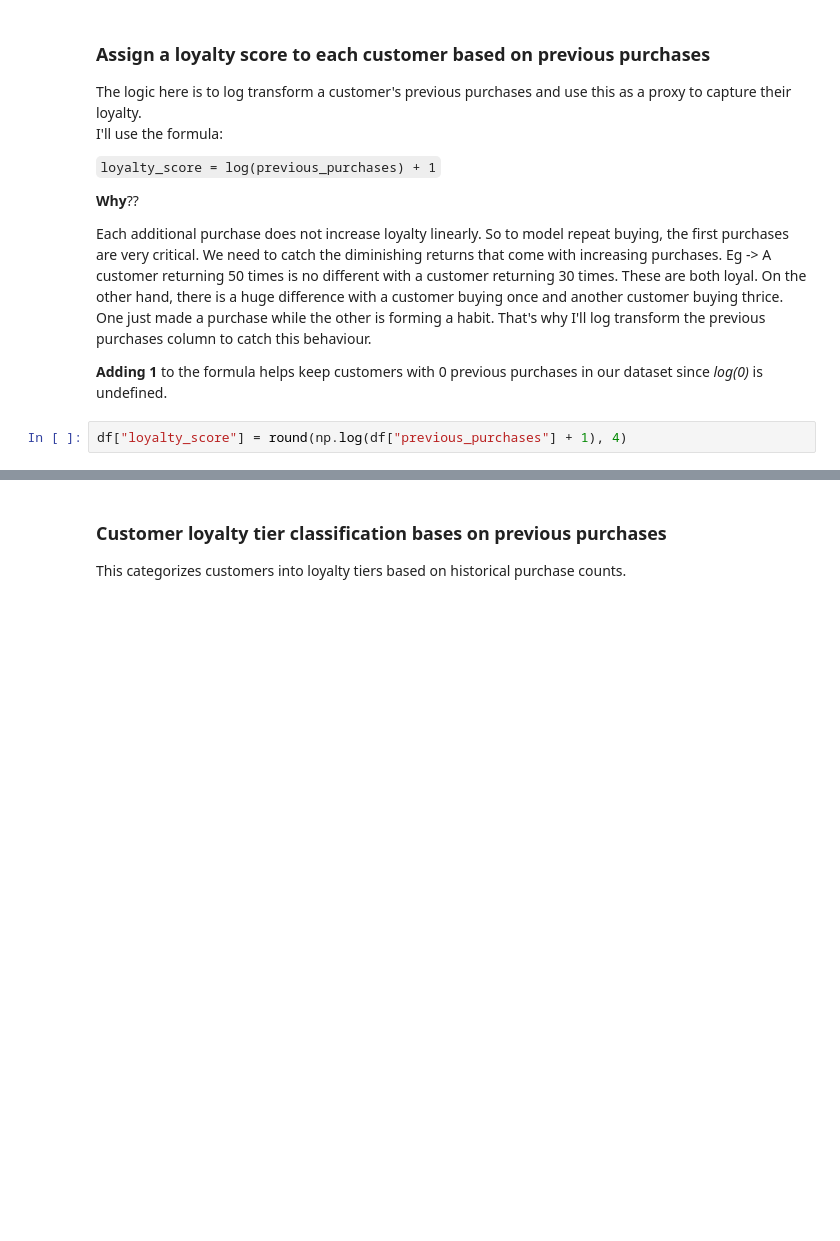
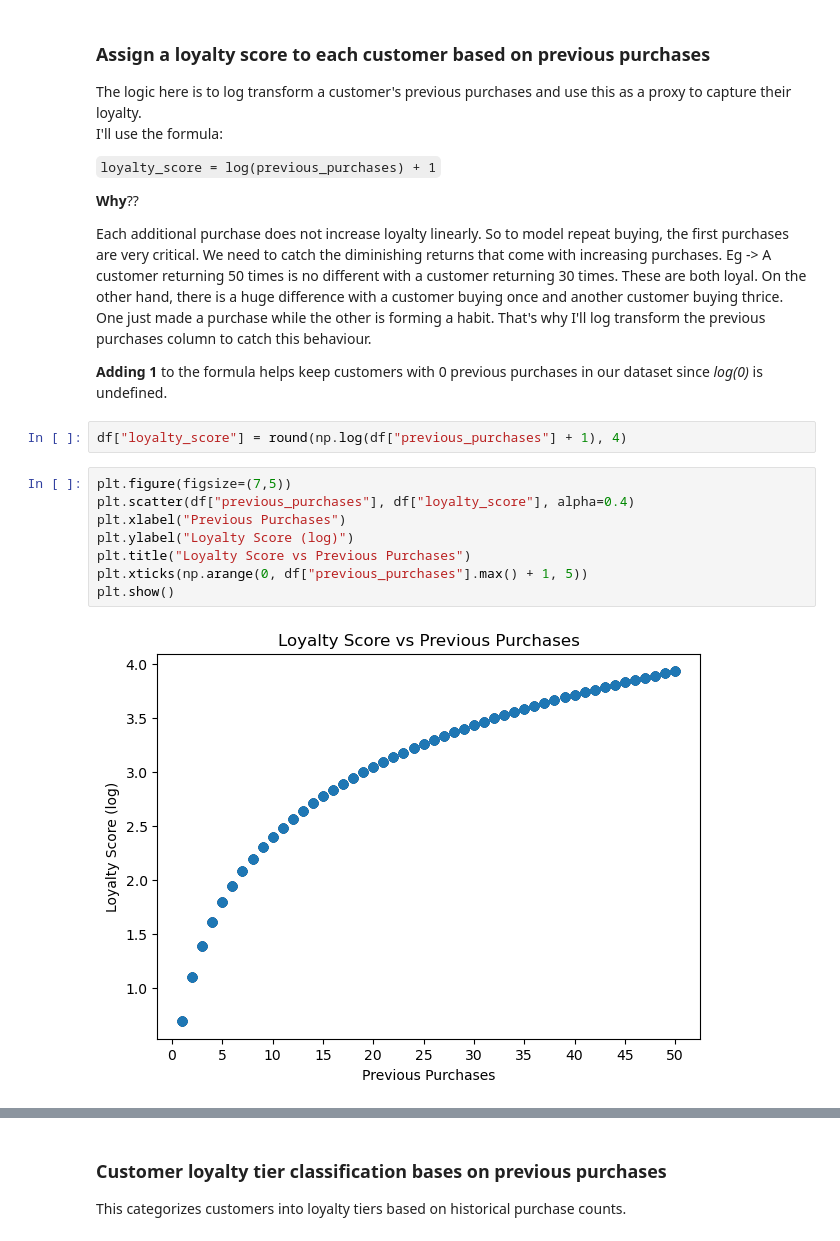
Before and after one commit to muthii-10/discount-targeting-analysis, a Jupyter notebook: notebooks/02_data_transformation.ipynb, the cells around one changed output, grey strips where cells are left out. Cells and saved outputs as stored; diff of their text form; blank space fills up the shorter version.

```diff
--- a/notebooks/02_data_transformation.ipynb
+++ b/notebooks/02_data_transformation.ipynb
@@ -69,3 +70,13 @@ I'll use the formula:
 **Adding 1** to the formula helps keep customers with 0 previous purchases in our dataset since *log(0)* is undefined.
 # %%
 df["loyalty_score"] = round(np.log(df["previous_purchases"] + 1), 4)
+# %%
+plt.figure(figsize=(7,5))
+plt.scatter(df["previous_purchases"], df["loyalty_score"], alpha=0.4)
+plt.xlabel("Previous Purchases")
+plt.ylabel("Loyalty Score (log)")
+plt.title("Loyalty Score vs Previous Purchases")
+plt.xticks(np.arange(0, df["previous_purchases"].max() + 1, 5))
+plt.show()
+# %% [output]
+[figure, added]
```
Also changed, not shown: parts of 3 cells of this notebook.
